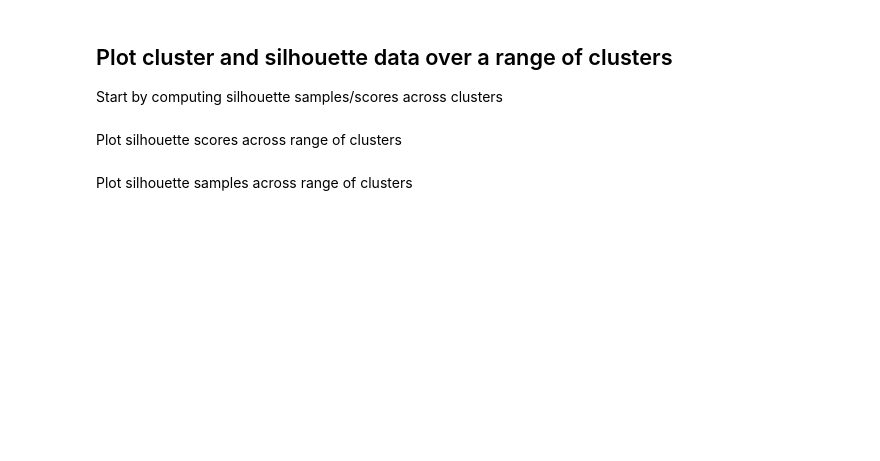
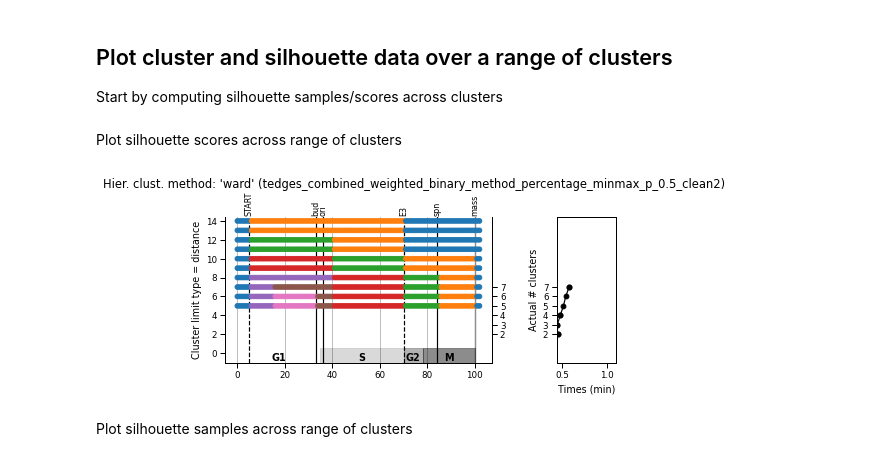
Before and after one commit to OzYossarian/CellCyclePhases, a Jupyter notebook: cell_cycle_phases_from_temporal_protein_network.ipynb, the cells around one changed output. Drawn from its saved outputs; the diff is of its cells as text; code cells hidden in the pictures; blank space fills up the shorter version.

```diff
--- a/cell_cycle_phases_from_temporal_protein_network.ipynb
+++ b/cell_cycle_phases_from_temporal_protein_network.ipynb
@@ -47,7 +46,7 @@ cluster_limit_single = 6
 # e.g. if cluster_limit_type is 'distance' then clustering will stop when the distance between clusters is at least
 # cluster_limit_single.
 
-cluster_limit_range = range(1, 15)
+cluster_limit_range = range(5, 15)
 # When plotting over a RANGE of clusters, these correspond to cluster_limit_type above.
 # e.g. if cluster_limit_type is 'distance' then the ith set of clusters will be formed by stopping clustering when
 # the distance between clusters is at least cluster_limit_range[i].
@@ -183,36 +188,34 @@ plt.show()
 Start by computing silhouette samples/scores across clusters
 # %%
 if cluster_method != 'k_means':
-    silhouettes = Silhouettes.via_hierarchical_clustering(
+    cluster_sets = HierarchicalClusterSets(
         cluster_data.linkage,
         cluster_data.distance_matrix,
         cluster_limit_type,
-        cluster_limit_range,
-        number_of_time_points=temporal_network.T)
+        cluster_limit_range)
 else:
-    silhouettes = Silhouettes.via_k_means_clustering(
+    cluster_sets = KMeansClusterSets(
         cluster_data.flat_snapshots,
         cluster_limit_type,
         cluster_limit_range,
-        metric=distance_metric,
-        number_of_time_points=temporal_network.T)
+        distance_metric)
 # %% [markdown]
 Plot silhouette scores across range of clusters
 # %%
 title = f"Hier. clust. method: '{cluster_method}' ({temporal_network_name})"
-fig, (ax1, ax2) = silhouetting.plot_average_silhouettes_and_clusters(
-    silhouettes,
-    cluster_limit_range,
-    times,
-    title)
+fig, (ax1, ax2) = silhouetting.plot_average_silhouettes_and_clusters(cluster_sets, times, title)
+ax1.set_ylabel(f'Cluster limit type = {cluster_limit_type}')
+ax2.set_xlabel("Times (min)")
 
 ODEs.plot_events(events, ax=ax1)
 ODEs.plot_phases(phases, ax=ax1, y_pos=-1, ymax=0.1)
 
 if output_directory is not None:
     filename = f"{output_directory}phase_clusters_all_method_{cluster_method}_{temporal_network_name}"
     plt.savefig(f"{filename}.png", dpi=250, bbox_inches="tight")
     plt.savefig(f"{filename}.pdf", dpi=250, bbox_inches="tight")
+# %% [output]
+[figure, added]
 # %% [markdown]
 Plot silhouette samples across range of clusters
 # %%
```
Also changed, not shown: parts of 6 cells of this notebook, 9 other files.
